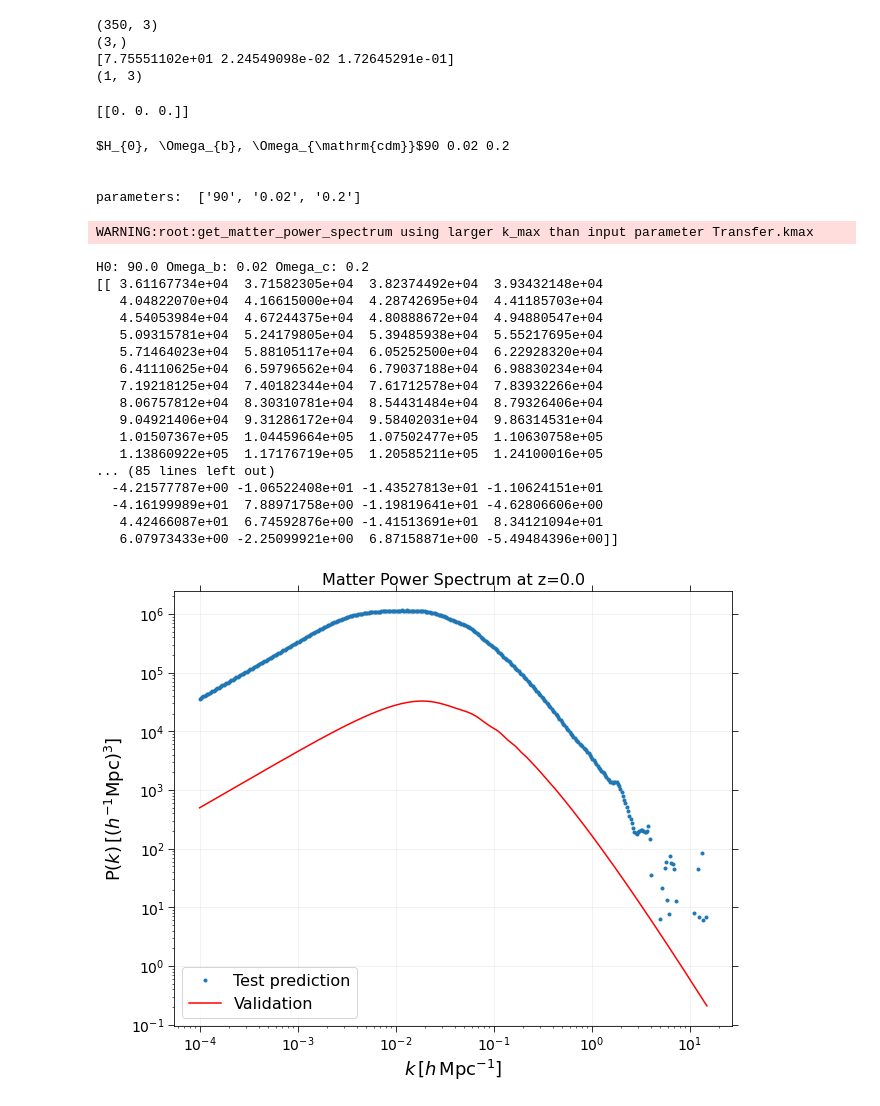
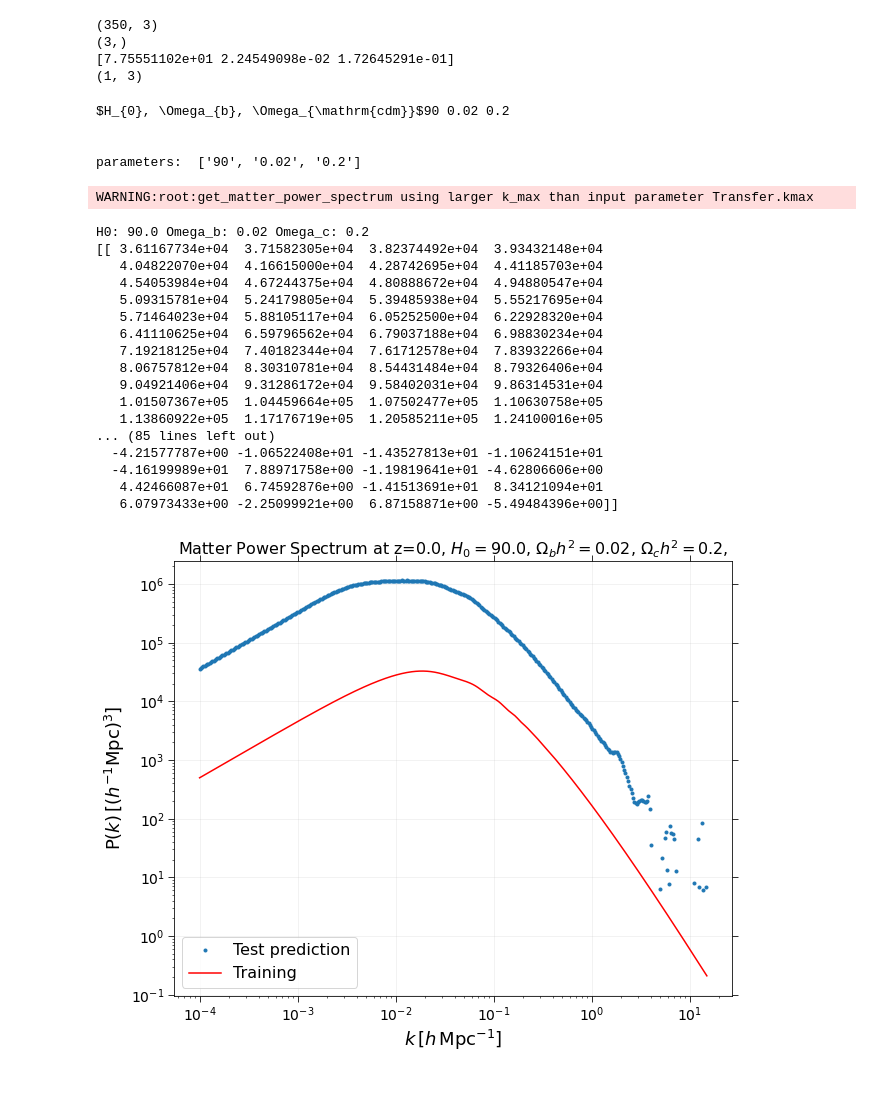
Before and after one commit to MSN64/Cosmo_Internship, a Jupyter notebook: EMULATOR_Internship_Main_3dim.ipynb, the cells around one changed output. Cells and saved outputs as stored; diff of their text form; code cells hidden in the pictures.

```diff
--- a/EMULATOR_Internship_Main_3dim.ipynb
+++ b/EMULATOR_Internship_Main_3dim.ipynb
@@ -461,11 +461,6 @@ a = tf_model.predict(a)
 (3,)
 [7.75551102e+01 2.24549098e-02 1.72645291e-01]
 (1, 3)
-# %%
-cosmo_arr = np.zeros((1,3))
-print(cosmo_arr)
-# %% [output]
-[[0. 0. 0.]]
 # %%
 #Define func:
 
@@ -530,42 +525,42 @@ def calc_cosmo():
     plt.loglog(generate_camb_ps[0], pred_pk[0], "C0.")                   # blue line: prediction
     #plt.loglog(X_test, y_test, "C1d")
     plt.loglog(generate_camb_ps[0], generate_camb_ps[1], 'r')            # : P.S computed by CAMB (original)
-    plt.title('Matter Power Spectrum at z=0.0')
+    plt.title('Matter Power Spectrum at z=0.0, $H_{0} = %0.5s$, ' %cosmo_arr[0][0] + '$\Omega_{b}h^{2} = %0.6s$, ' %cosmo_arr[0][1] + '$\Omega_{c}h^{2} = %0.6s$, ' %cosmo_arr[0][2])
     plt.rc('axes', labelsize=18)
     plt.rc('axes', titlesize=16)
     plt.rcParams['xtick.labelsize']=14
     plt.rcParams['ytick.labelsize']=14
     plt.xlabel(r'$k\,[h\,\mathrm{Mpc}^{-1}]$')
     plt.ylabel(r'$\mathrm{P}(k)\, [(h^{-1}\mathrm{Mpc})^{3}]$')
-    plt.legend(['Test prediction','Validation', 'Training'], loc='lower left', fontsize=16);
+    plt.legend(['Test prediction', 'Training'], loc='lower left', fontsize=16);
     plt.grid(alpha=0.2)
     plt.tick_params(top=True,right=True, length=6)
     plt.show()
 
 
 
 Generate = calc_cosmo()
 # %% [output]
 $H_{0}, \Omega_{b}, \Omega_{\mathrm{cdm}}$90 0.02 0.2
 
 
 parameters:  ['90', '0.02', '0.2']
 WARNING:root:get_matter_power_spectrum using larger k_max than input parameter Transfer.kmax
 H0: 90.0 Omega_b: 0.02 Omega_c: 0.2
 [[ 3.61167734e+04  3.71582305e+04  3.82374492e+04  3.93432148e+04
    4.04822070e+04  4.16615000e+04  4.28742695e+04  4.41185703e+04
    4.54053984e+04  4.67244375e+04  4.80888672e+04  4.94880547e+04
    5.09315781e+04  5.24179805e+04  5.39485938e+04  5.55217695e+04
    5.71464023e+04  5.88105117e+04  6.05252500e+04  6.22928320e+04
    6.41110625e+04  6.59796562e+04  6.79037188e+04  6.98830234e+04
    7.19218125e+04  7.40182344e+04  7.61712578e+04  7.83932266e+04
    8.06757812e+04  8.30310781e+04  8.54431484e+04  8.79326406e+04
    9.04921406e+04  9.31286172e+04  9.58402031e+04  9.86314531e+04
    1.01507367e+05  1.04459664e+05  1.07502477e+05  1.10630758e+05
    1.13860922e+05  1.17176719e+05  1.20585211e+05  1.24100016e+05
 ... (85 lines left out)
   -4.21577787e+00 -1.06522408e+01 -1.43527813e+01 -1.10624151e+01
   -4.16199989e+01  7.88971758e+00 -1.19819641e+01 -4.62806606e+00
    4.42466087e+01  6.74592876e+00 -1.41513691e+01  8.34121094e+01
    6.07973433e+00 -2.25099921e+00  6.87158871e+00 -5.49484396e+00]]
-[figure, old version]
+[figure, new version]
```
Also changed, not shown: parts of 2 cells of this notebook.
